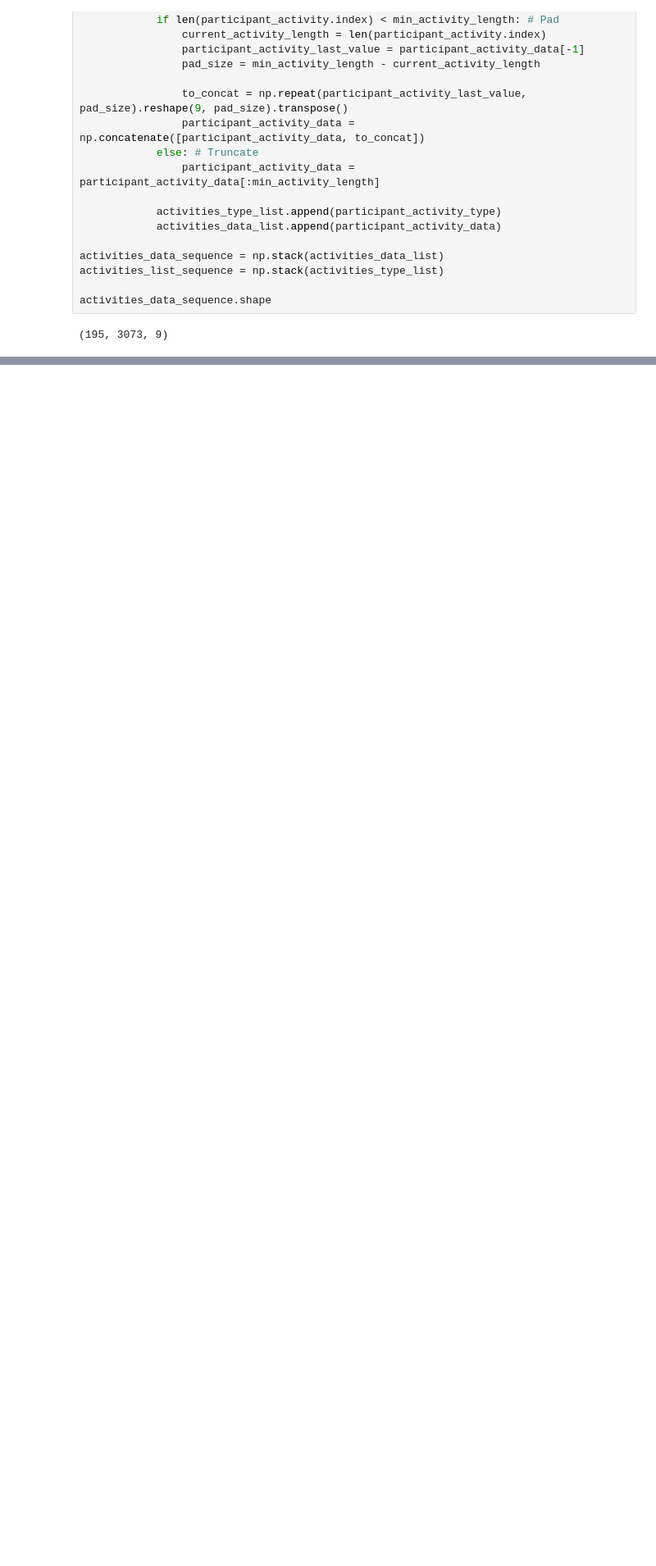
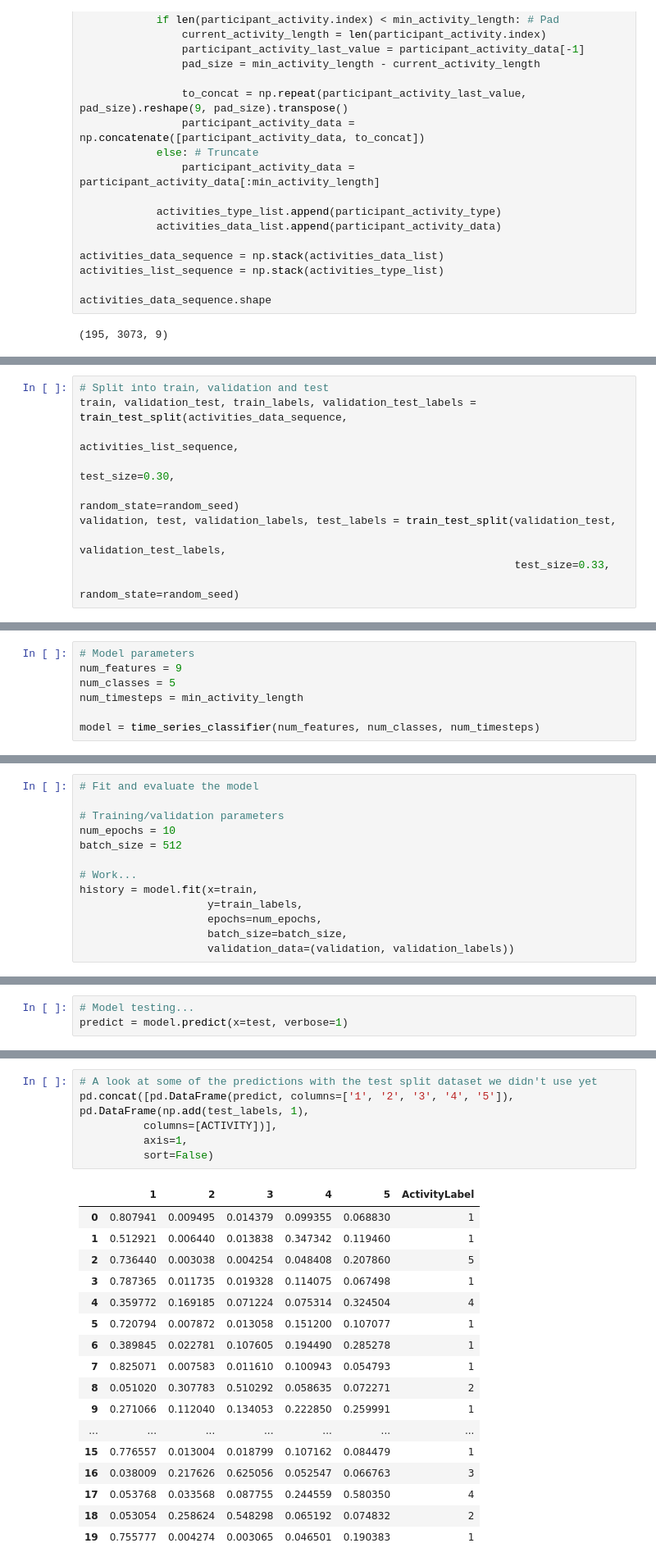
Before and after one commit to wileeam/human-activity-recognition, a Jupyter notebook: har-steady.ipynb, the cells around one changed output, grey strips where cells are left out. Shown at 82% size. Drawn from its saved outputs; the diff is of its cells as text; blank space fills up the shorter version.

```diff
--- a/har-steady.ipynb
+++ b/har-steady.ipynb
@@ -528,0 +315,10 @@ train[0].shape
+# %%
+# Split into train, validation and test
+train, validation_test, train_labels, validation_test_labels = train_test_split(activities_data_sequence,
+                                                                                activities_list_sequence,
+                                                                                test_size=0.30,
+                                                                                random_state=random_seed)
+validation, test, validation_labels, test_labels = train_test_split(validation_test,
+                                                                    validation_test_labels,
+                                                                    test_size=0.33,
+                                                                    random_state=random_seed)
@@ -528,0 +361,7 @@ train[0].shape
+# %%
+# Model parameters
+num_features = 9
+num_classes = 5
+num_timesteps = min_activity_length
+
+model = time_series_classifier(num_features, num_classes, num_timesteps)
@@ -528,0 +385,13 @@ train[0].shape
+# %%
+# Fit and evaluate the model
+
+# Training/validation parameters
+num_epochs = 10
+batch_size = 512
+
+# Work...
+history = model.fit(x=train,
+                    y=train_labels,
+                    epochs=num_epochs,
+                    batch_size=batch_size,
+                    validation_data=(validation, validation_labels))
@@ -528,0 +416,3 @@ train[0].shape
+# %%
+# Model testing...
+predict = model.predict(x=test, verbose=1)
@@ -528,0 +421,24 @@ train[0].shape
+# %%
+# A look at some of the predictions with the test split dataset we didn't use yet
+pd.concat([pd.DataFrame(predict, columns=['1', '2', '3', '4', '5']), pd.DataFrame(np.add(test_labels, 1),
+          columns=[ACTIVITY])],
+          axis=1,
+          sort=False)
+# %% [output]
+|  | 1 | 2 | 3 | 4 | 5 | ActivityLabel |
+| 0 | 0.807941 | 0.009495 | 0.014379 | 0.099355 | 0.068830 | 1 |
+| 1 | 0.512921 | 0.006440 | 0.013838 | 0.347342 | 0.119460 | 1 |
+| 2 | 0.736440 | 0.003038 | 0.004254 | 0.048408 | 0.207860 | 5 |
+| 3 | 0.787365 | 0.011735 | 0.019328 | 0.114075 | 0.067498 | 1 |
+| 4 | 0.359772 | 0.169185 | 0.071224 | 0.075314 | 0.324504 | 4 |
+| 5 | 0.720794 | 0.007872 | 0.013058 | 0.151200 | 0.107077 | 1 |
+| 6 | 0.389845 | 0.022781 | 0.107605 | 0.194490 | 0.285278 | 1 |
+| 7 | 0.825071 | 0.007583 | 0.011610 | 0.100943 | 0.054793 | 1 |
+| 8 | 0.051020 | 0.307783 | 0.510292 | 0.058635 | 0.072271 | 2 |
+| 9 | 0.271066 | 0.112040 | 0.134053 | 0.222850 | 0.259991 | 1 |
+| ... | ... | ... | ... | ... | ... | ... |
+| 15 | 0.776557 | 0.013004 | 0.018799 | 0.107162 | 0.084479 | 1 |
+| 16 | 0.038009 | 0.217626 | 0.625056 | 0.052547 | 0.066763 | 3 |
+| 17 | 0.053768 | 0.033568 | 0.087755 | 0.244559 | 0.580350 | 4 |
+| 18 | 0.053054 | 0.258624 | 0.548298 | 0.065192 | 0.074832 | 2 |
+| 19 | 0.755777 | 0.004274 | 0.003065 | 0.046501 | 0.190383 | 1 |
```
Also changed, not shown: parts of 30 cells of this notebook.
